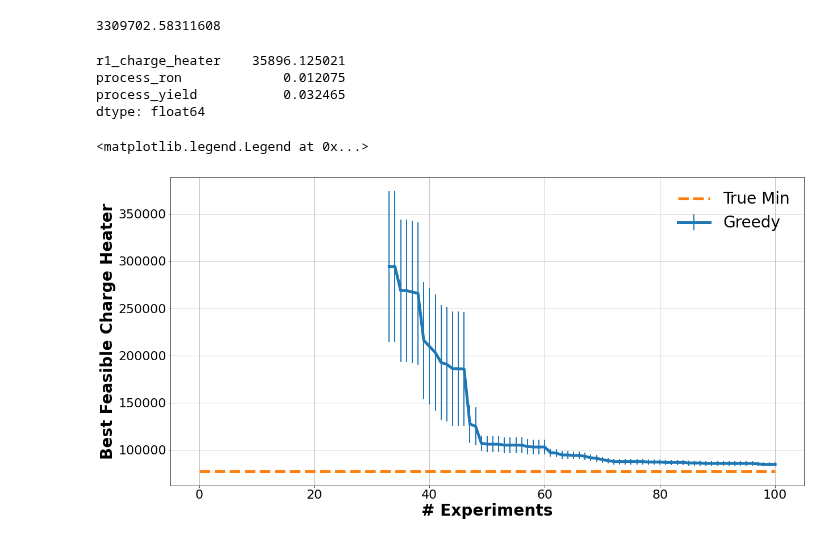
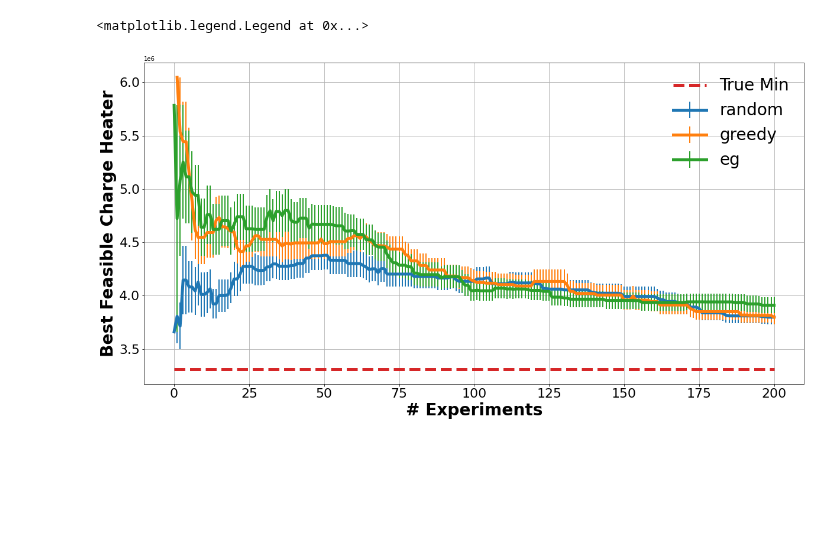
Before and after one commit to KISRDevelopment/iso-exploration, a Jupyter notebook: plot_traces.ipynb, the cells around one changed output. Cells and saved outputs as stored; diff of their text form; code cells hidden in the pictures; blank space fills up the shorter version.

```diff
--- a/plot_traces.ipynb
+++ b/plot_traces.ipynb
@@ -43,48 +9,53 @@ ax.legend(fontsize=28, frameon=False)
-# %%
-np.min(df[(df['process_ron'] >= 83) & (df['process_yield'] >= 99)]['r1_charge_heater'])
-# %% [output]
-3309702.58311608
-# %%
-sdf = df[(df['r1_temp'] == 152) & (df['r2_temp'] == 132)]
-np.std(sdf[['r1_charge_heater', 'process_ron', 'process_yield']], axis=0, ddof=1)
-# %% [output]
-r1_charge_heater    35896.125021
-process_ron             0.012075
-process_yield           0.032465
-dtype: float64
 # %%
-min_ron = 83
-min_yield = 98
+exp = 'noiseless_83_99'
+with open("exp_cfgs/%s.json" % exp, 'r') as f:
+    exp_cfg = json.load(f)
+
+min_ron = exp_cfg['min_ron']
+min_yield = exp_cfg['min_yield']
+models = ['random', 'greedy', 'eg']
+paths = [(m, "traces/%s_%s.json" % (exp, m)) for m in models]
 valid_comb_ix =(df['process_ron'] >= min_ron) & (df['process_yield'] >= min_yield)
-paths = [("Greedy", "traces/greedy_%d_%d_noisy.json" % (min_ron, min_yield))]
 
 f, ax = plt.subplots(1, 1, figsize=(20, 10))
 for name,p in paths:
 
     with open(p, 'r') as f:
         results = json.load(f)
 
+#     trace_chs = []
+#     for r in results['traces']:
+#         sdf = df.iloc[r]
+#         fix = (sdf['process_ron'] >= min_ron) & (sdf['process_yield'] >= min_yield)
+#         chs = np.array(sdf['r1_charge_heater'])
+#         chs[~fix] = np.inf
+#         trace_chs.append(np.minimum.accumulate(chs))
+
     trace_chs = []
-    for r in results['traces']:
-        sdf = df.iloc[r]
-        fix = (sdf['process_ron'] >= min_ron) & (sdf['process_yield'] >= min_yield)
-        chs = np.array(sdf['r1_charge_heater'])
-        chs[~fix] = np.inf
-        trace_chs.append(np.minimum.accumulate(chs))
-    mean_trace = np.mean(trace_chs, axis=0)
-    stderr_trace = np.std(trace_chs, axis=0, ddof=1) / np.sqrt(len(trace_chs))
+    for r in results['obs_traces']:
+        r = np.array(r)
+        fix = (r[:,1] >= min_ron) & (r[:,2] >= min_yield)
+        r[~fix,0] = np.inf
+        trace_chs.append(np.minimum.accumulate(r[:,0]))
+
+    trace_chs = np.array(trace_chs)
+    trace_chs[np.isinf(trace_chs)] = np.nan
+    reps = np.sum(~np.isnan(trace_chs), axis=0)
+
+    mean_trace = np.nanmean(trace_chs, axis=0)
+    stderr_trace = np.nanstd(trace_chs, axis=0, ddof=1) / np.sqrt(reps)
 
     ax.errorbar(np.arange(mean_trace.shape[0]), mean_trace, yerr=stderr_trace, linewidth=5, label=name, marker='o', markersize=2, elinewidth=2)
     #ax.plot(, )
 
 ax.plot(np.arange(mean_trace.shape[0]), np.ones(mean_trace.shape[0]) *
         np.min(df[valid_comb_ix]['r1_charge_heater']), linewidth=5, linestyle='--', label='True Min')
 ax.tick_params(axis='x', labelsize=22)
 ax.tick_params(axis='y', labelsize=22)
 ax.set_xlabel('# Experiments', fontsize=28, fontweight='bold')
 ax.set_ylabel('Best Feasible Charge Heater', fontsize=28, fontweight='bold')
 ax.grid(True)
 ax.legend(fontsize=28, frameon=False)
 # %% [output]
 <matplotlib.legend.Legend at 0x...>
-[figure, old version]
+[figure, new version]
```
Also changed, not shown: parts of 1 cell of this notebook, 23 other files.
